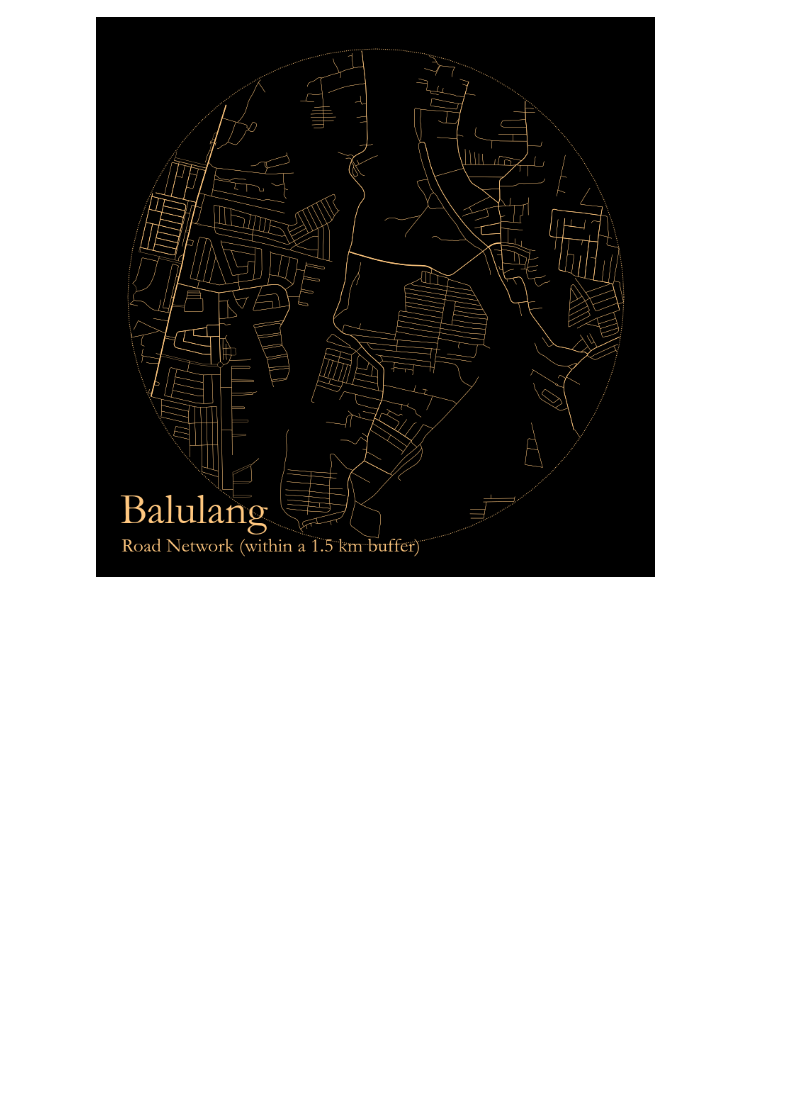
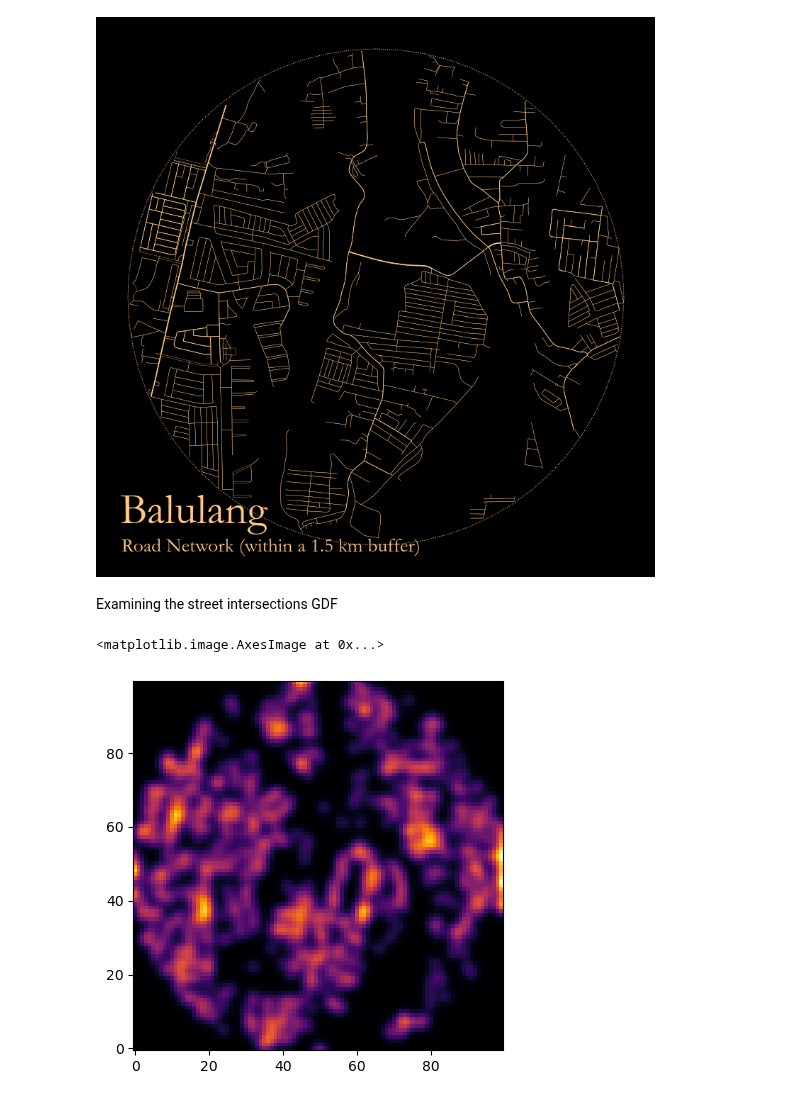
Before and after one commit to Automating-GIS-processes-II-2023/final-assignment-jeromemaiquez, a Jupyter notebook: osm_street_circle.ipynb, the cells around one changed output. Saved outputs shown, nothing was run; the diff lists cells and outputs as text; code cells hidden in the pictures; blank space fills up the shorter version.

Commit message:
Tested heatmap code on OSM street intersection data

```diff
--- a/osm_street_circle.ipynb
+++ b/osm_street_circle.ipynb
@@ -74,3 +82,31 @@ plot_streets(
 )
 # %% [output]
 [figure]
+# %% [markdown]
+Examining the street intersections GDF
+# %%
+heatmap, xedges, yedges = np.histogram2d(
+    x = intersections["y"],
+    y = intersections["x"],
+    bins = 100,
+    density = True
+)
+
+logheatmap = np.log(heatmap)
+logheatmap[np.isneginf(logheatmap)] = 0
+logheatmap = ndimage.filters.gaussian_filter(
+    logheatmap,
+    1.5,
+    mode="nearest",
+    radius=200
+)
+
+plt.imshow(
+    logheatmap,
+    cmap="inferno",
+    alpha=1.0,
+    origin="lower"
+)
+# %% [output]
+<matplotlib.image.AxesImage at 0x...>
+[figure, added]
```
Also changed, not shown: parts of 2 cells of this notebook.
